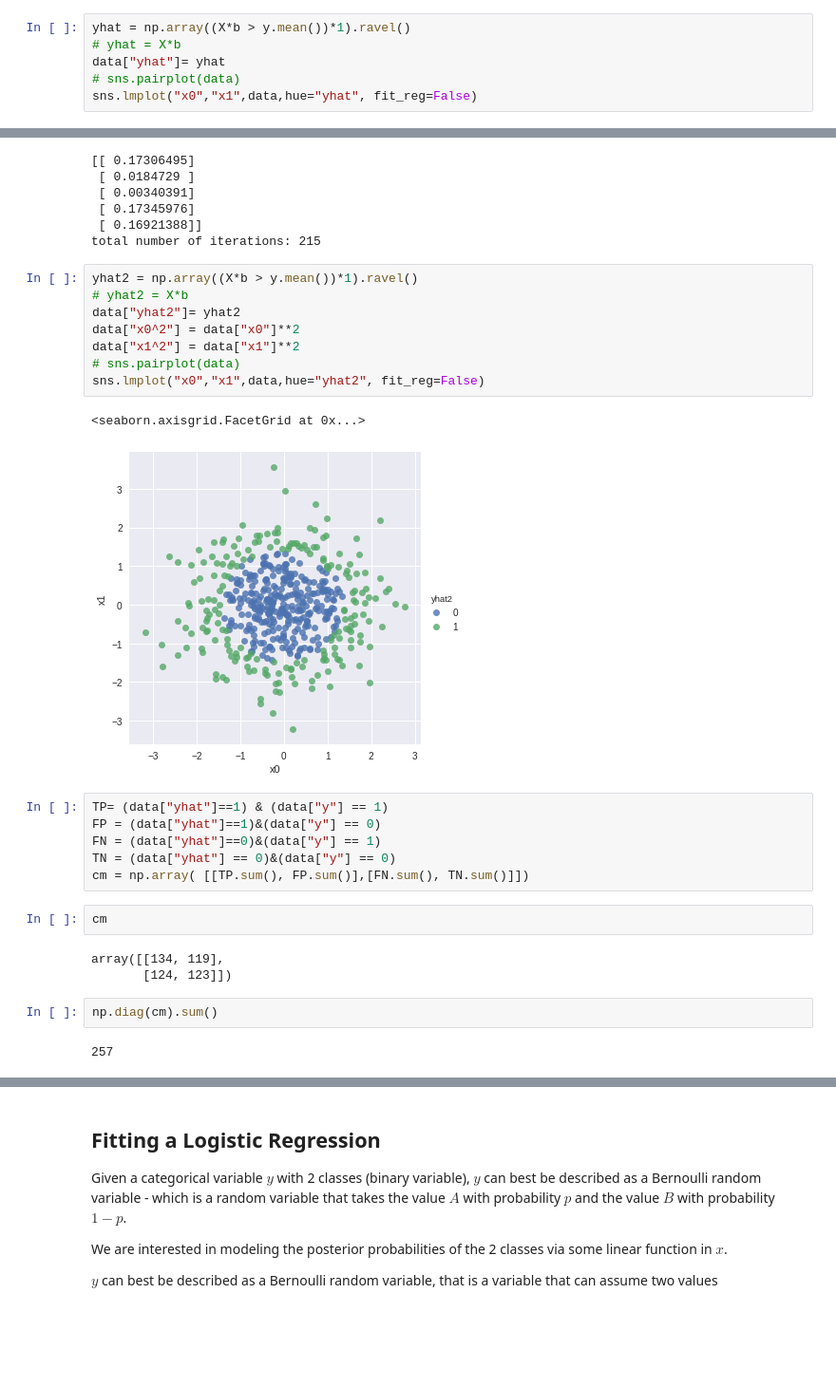
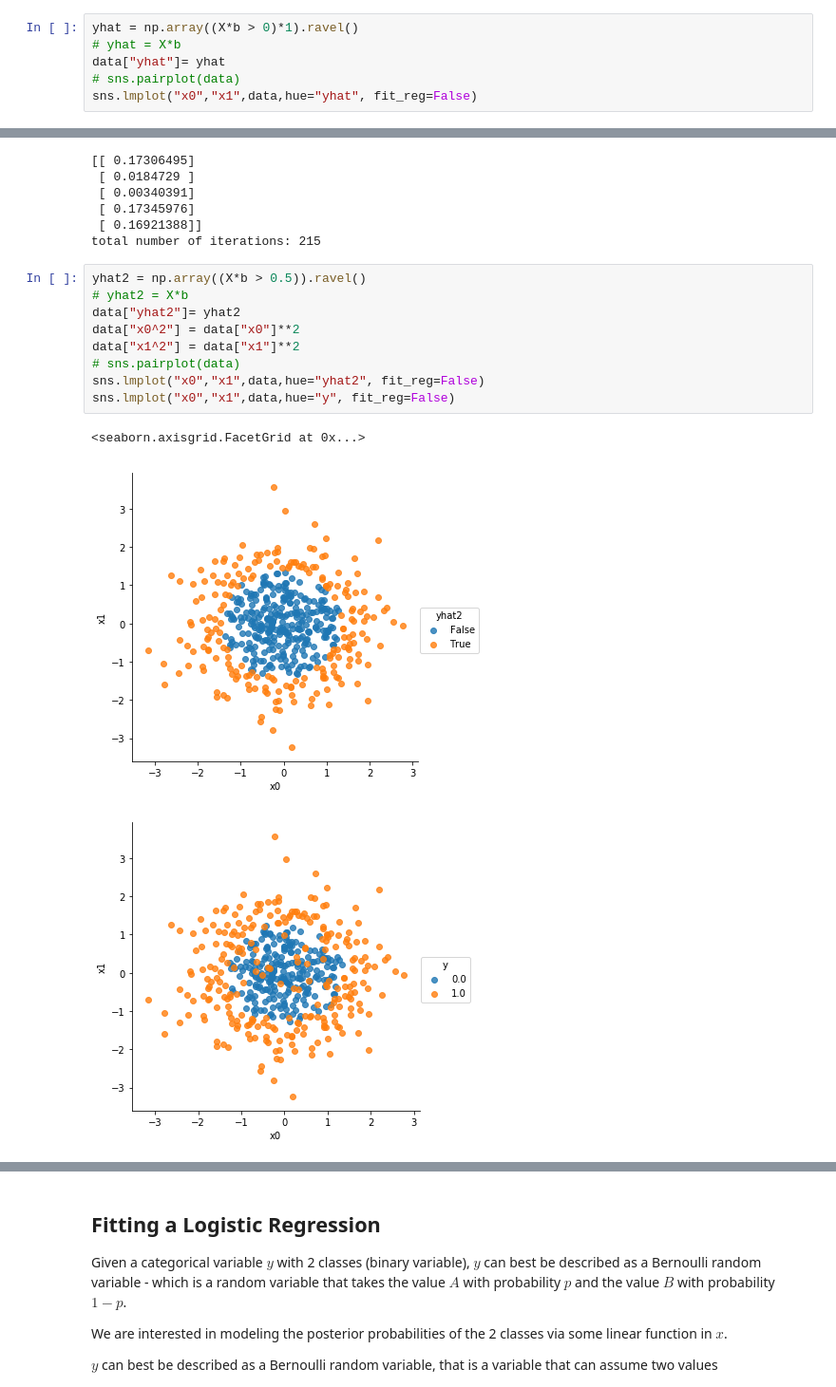
Before and after one commit to timsetsfire/regression-from-scratch, a Jupyter notebook: Regression from Scratch.ipynb, the cells around one changed output, grey strips where cells are left out. Shown: that part at 95% size. Saved outputs shown, nothing was run; the diff lists cells and outputs as text; blank space fills up the shorter version.

```diff
--- a/Regression from Scratch.ipynb
+++ b/Regression from Scratch.ipynb
@@ -642,7 +662,7 @@ print("total number of iterations: {}".format(linreg.iter))
  [-0.01318997]]
 total number of iterations: 112
 # %%
-yhat = np.array((X*b > y.mean())*1).ravel()
+yhat = np.array((X*b > 0)*1).ravel()
 # yhat = X*b
 data["yhat"]= yhat
 # sns.pairplot(data)
@@ -667,28 +687,15 @@ print("total number of iterations: {}".format(gd1.iter))
  [ 0.16921388]]
 total number of iterations: 215
 # %%
-yhat2 = np.array((X*b > y.mean())*1).ravel()
+yhat2 = np.array((X*b > 0.5)).ravel()
 # yhat2 = X*b
 data["yhat2"]= yhat2
 data["x0^2"] = data["x0"]**2
 data["x1^2"] = data["x1"]**2
 # sns.pairplot(data)
 sns.lmplot("x0","x1",data,hue="yhat2", fit_reg=False)
+sns.lmplot("x0","x1",data,hue="y", fit_reg=False)
 # %% [output]
 <seaborn.axisgrid.FacetGrid at 0x...>
-[figure, old version]
+[figure, new version]
+[figure, added]
-# %%
-TP= (data["yhat"]==1) & (data["y"] == 1)
-FP = (data["yhat"]==1)&(data["y"] == 0)
-FN = (data["yhat"]==0)&(data["y"] == 1)
-TN = (data["yhat"] == 0)&(data["y"] == 0)
-cm = np.array( [[TP.sum(), FP.sum()],[FN.sum(), TN.sum()]])
-# %%
-cm
-# %% [output]
-array([[134, 119],
-       [124, 123]])
-# %%
-np.diag(cm).sum()
-# %% [output]
-257
```
Also changed, not shown: parts of 33 cells of this notebook.
